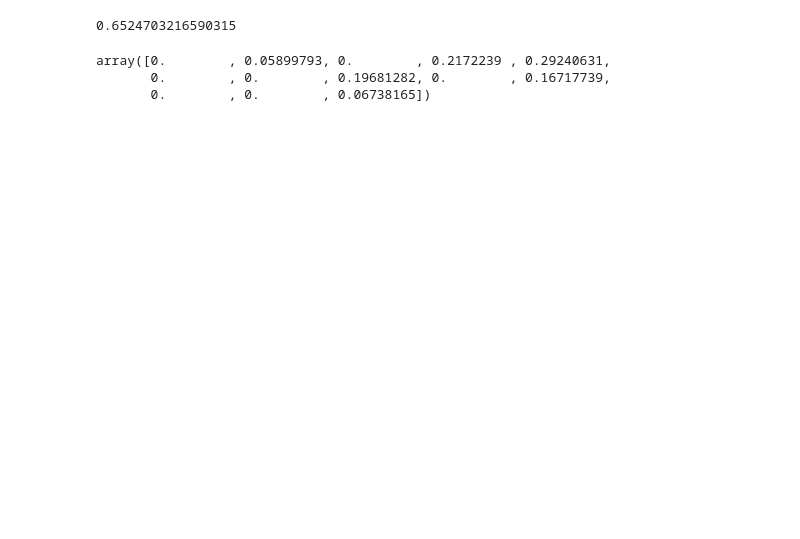
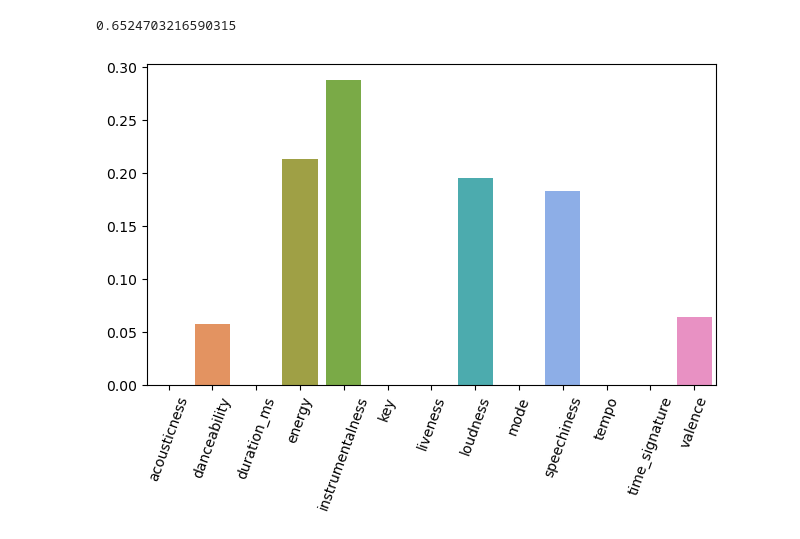
Before and after one commit to Kiwisuki/ktu-studies, a Jupyter notebook: Machine learning methods/LD2/LD_2_2.ipynb, the cells around one changed output. Drawn from its saved outputs; the diff is of its cells as text; code cells hidden in the pictures; blank space fills up the shorter version.

```diff
--- a/Machine learning methods/LD2/LD_2_2.ipynb
+++ b/Machine learning methods/LD2/LD_2_2.ipynb
@@ -105,8 +105,12 @@ scores.mean()
 # %% [output]
 0.6524703216590315
 # %%
-clf.feature_importances_
+imps = clf.feature_importances_
-# %% [output]
-array([0.        , 0.05899793, 0.        , 0.2172239 , 0.29240631,
-       0.        , 0.        , 0.19681282, 0.        , 0.16717739,
-       0.        , 0.        , 0.06738165])
+# %%
+names = list(X_train.columns)
+# %%
+sns.barplot(x=names, y=imps)
+plt.xticks(rotation=70)
+plt.tight_layout()
+# %% [output]
+[figure, added]
```
Also changed, not shown: parts of 5 cells of this notebook, 9 other files.
